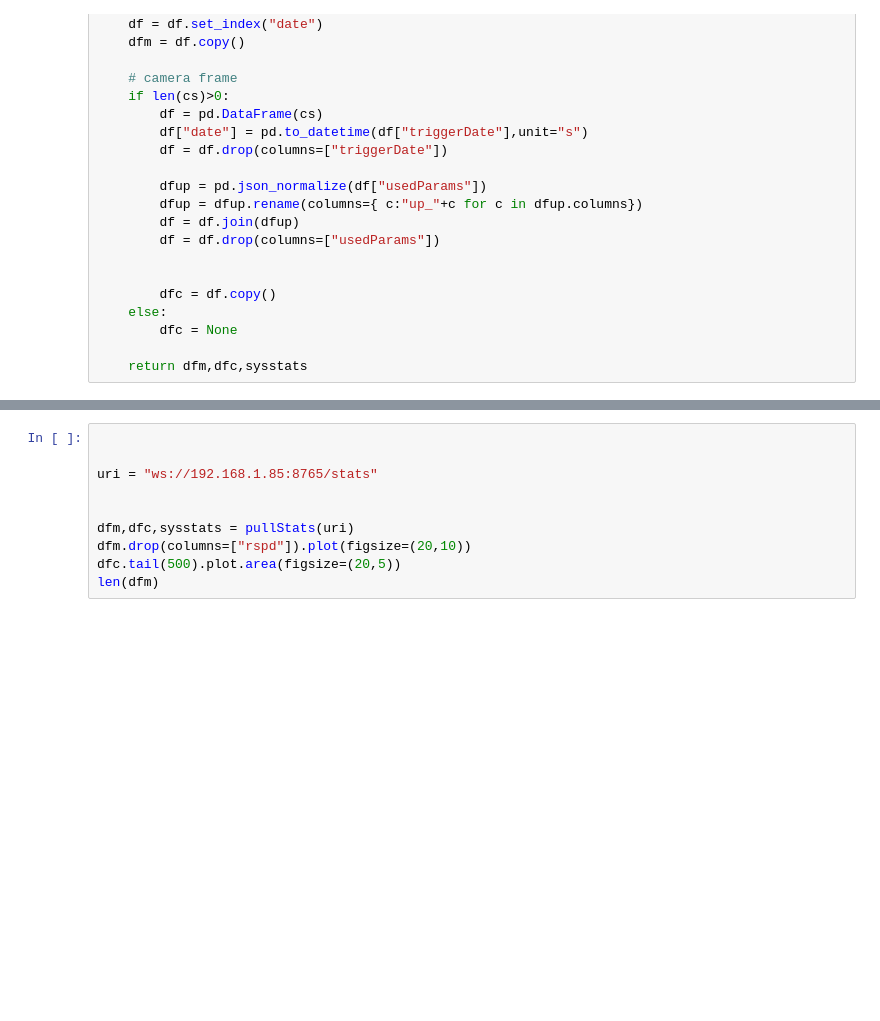
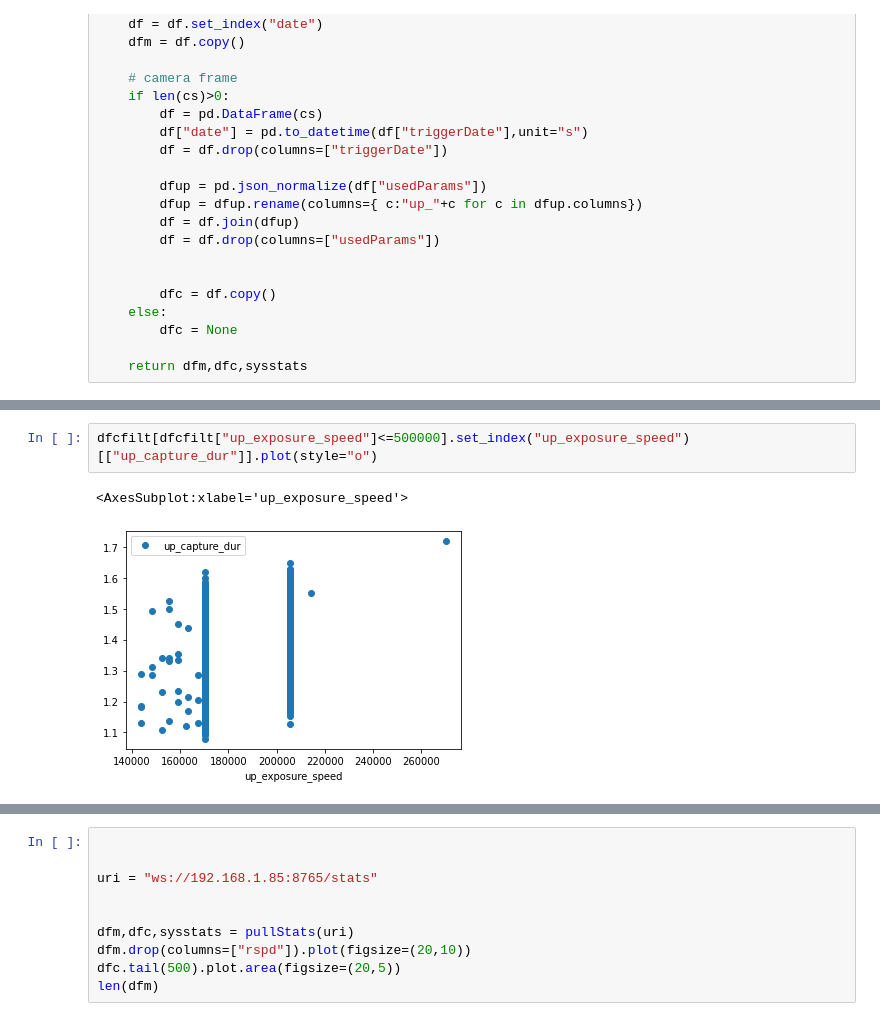
Before and after one commit to fanff/astroScop, a Jupyter notebook: scopeStats.ipynb, the cells around one changed output, grey strips where cells are left out. Cells and saved outputs as stored; diff of their text form; blank space fills up the shorter version.

```diff
--- a/scopeStats.ipynb
+++ b/scopeStats.ipynb
@@ -116,0 +81,5 @@ dfc
+# %%
+dfcfilt[dfcfilt["up_exposure_speed"]<=500000].set_index("up_exposure_speed")[["up_capture_dur"]].plot(style="o")
+# %% [output]
+<AxesSubplot:xlabel='up_exposure_speed'>
+[figure, added]
```
Also changed, not shown: parts of 6 cells of this notebook, 1 other file.
